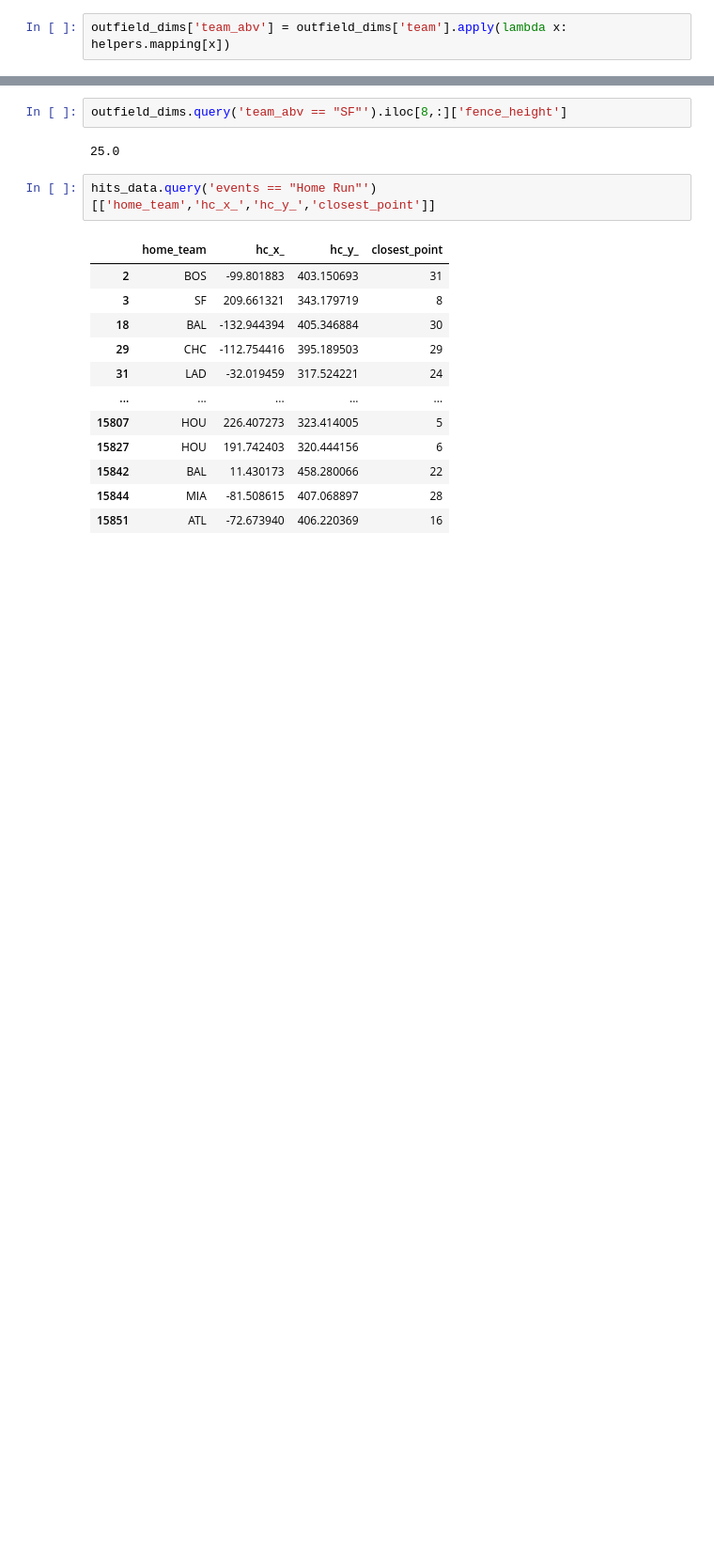
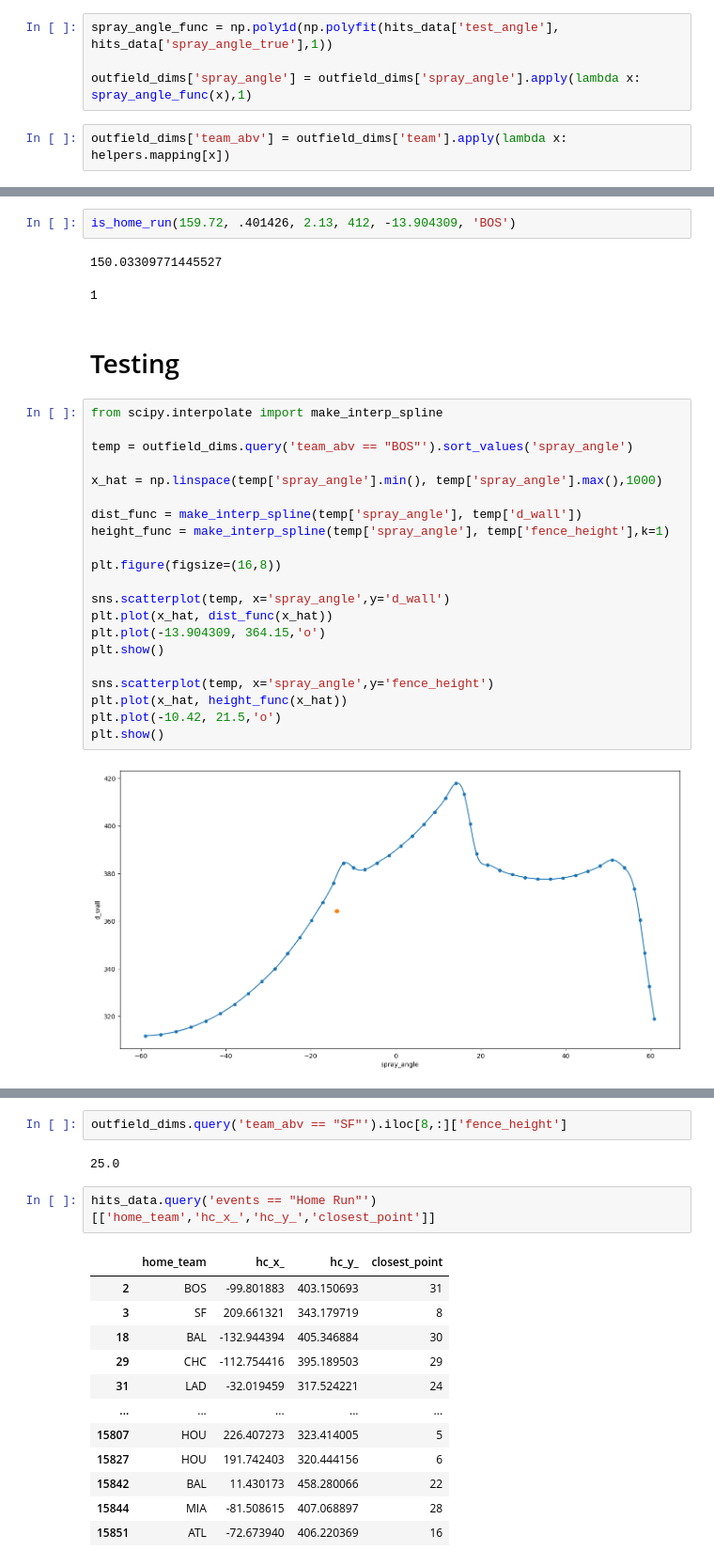
Before and after one commit to vtrudy01/YouTube-Code, a Jupyter notebook: main.ipynb, the cells around one changed output, grey strips where cells are left out. Shown at 94% size. Drawn from its saved outputs; the diff is of its cells as text; blank space fills up the shorter version.

```diff
--- a/main.ipynb
+++ b/main.ipynb
@@ -23,5 +23,9 @@ dims = pd.read_csv('https://raw.githubusercontent.com/bdilday/GeomMLBStadiums/ma
 outfield_dims['spray_angle'] = outfield_dims.apply(lambda x: helpers.spray_angle(x.x, x.y),1)
 
 hits_data['spray_angle_true'] = hits_data.apply(lambda x: helpers.spray_angle(x.hc_x_, x.hc_y_),1)
+# %%
+spray_angle_func = np.poly1d(np.polyfit(hits_data['test_angle'], hits_data['spray_angle_true'],1))
+
+outfield_dims['spray_angle'] = outfield_dims['spray_angle'].apply(lambda x: spray_angle_func(x),1)
 # %%
 outfield_dims['team_abv'] = outfield_dims['team'].apply(lambda x: helpers.mapping[x])
@@ -27,0 +191,30 @@ outfield_dims['team_abv'] = outfield_dims['team'].apply(lambda x: helpers.mappin
+# %%
+is_home_run(159.72, .401426, 2.13, 412, -13.904309, 'BOS')
+# %% [output]
+150.03309771445527
+1
+# %% [markdown]
+# Testing
+# %%
+from scipy.interpolate import make_interp_spline
+
+temp = outfield_dims.query('team_abv == "BOS"').sort_values('spray_angle')
+
+x_hat = np.linspace(temp['spray_angle'].min(), temp['spray_angle'].max(),1000)
+
+dist_func = make_interp_spline(temp['spray_angle'], temp['d_wall'])
+height_func = make_interp_spline(temp['spray_angle'], temp['fence_height'],k=1)
+
+plt.figure(figsize=(16,8))
+
+sns.scatterplot(temp, x='spray_angle',y='d_wall')
+plt.plot(x_hat, dist_func(x_hat))
+plt.plot(-13.904309, 364.15,'o')
+plt.show()
+
+sns.scatterplot(temp, x='spray_angle',y='fence_height')
+plt.plot(x_hat, height_func(x_hat))
+plt.plot(-10.42, 21.5,'o')
+plt.show()
+# %% [output]
+[figure, added]
```
Also changed, not shown: parts of 21 cells of this notebook.
